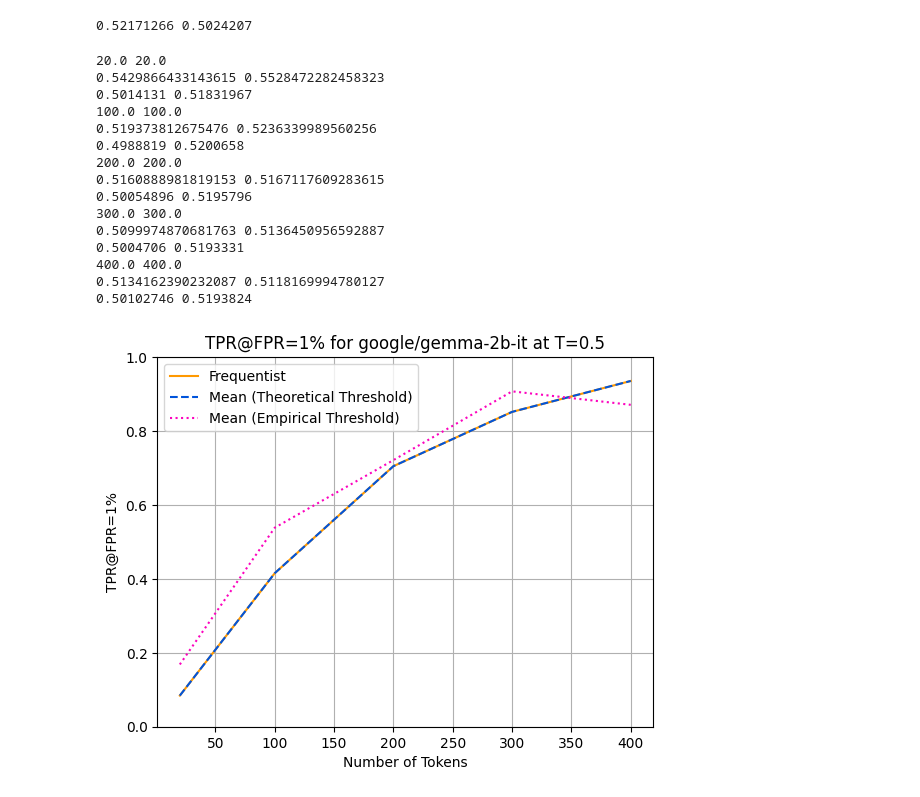
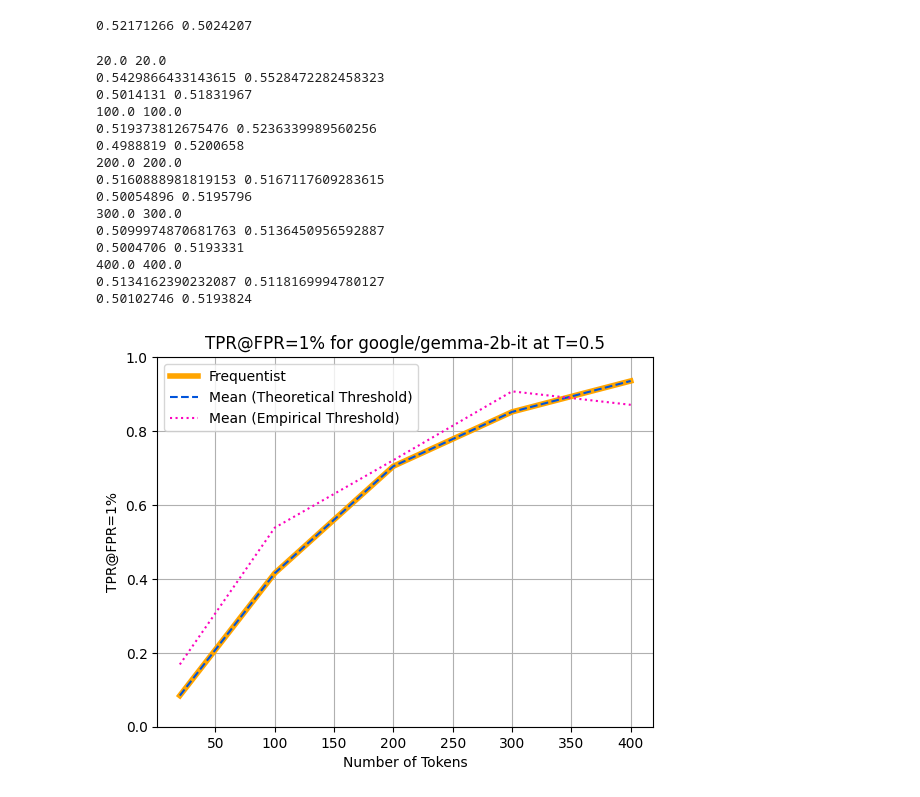
Before and after one commit to JackBlake-zkq/synthid-text, a Jupyter notebook: notebooks/mean_vs_frequentist.ipynb, the cells around one changed output. Saved outputs shown, nothing was run; the diff lists cells and outputs as text; code cells hidden in the pictures.

```diff
--- a/notebooks/mean_vs_frequentist.ipynb
+++ b/notebooks/mean_vs_frequentist.ipynb
@@ -91,32 +90,32 @@ mean_accs_theoritical = np.array(mean_accs_theoritical)
 mean_accs_empirical = np.array(mean_accs_empirical)
 
 
 # Plot the accuracy line
-plt.plot(token_counts, accs, label='Frequentist', color='#ff9900')
+plt.plot(token_counts, accs, label='Frequentist', color='orange', linewidth=4)
 plt.plot(token_counts, mean_accs_theoritical, label='Mean (Theoretical Threshold)', color='#0054db', linestyle='--')
 plt.plot(token_counts, mean_accs_empirical, label='Mean (Empirical Threshold)', color='#fc03be', linestyle=':')
 
 plt.title(f"TPR@FPR=1% for {MODEL_NAME} at T={TEMPERATURE}")
 plt.xlabel("Number of Tokens")
 plt.ylabel("TPR@FPR=1%")
 plt.ylim(0, 1)
 plt.legend()
 plt.grid()
 plt.show()
 # %% [output]
 20.0 20.0
 0.5429866433143615 0.5528472282458323
 0.5014131 0.51831967
 100.0 100.0
 0.519373812675476 0.5236339989560256
 0.4988819 0.5200658
 200.0 200.0
 0.5160888981819153 0.5167117609283615
 0.50054896 0.5195796
 300.0 300.0
 0.5099974870681763 0.5136450956592887
 0.5004706 0.5193331
 400.0 400.0
 0.5134162390232087 0.5118169994780127
 0.50102746 0.5193824
-[figure, old version]
+[figure, new version]
```
Also changed, not shown: parts of 1 cell of this notebook, 9 other files.
